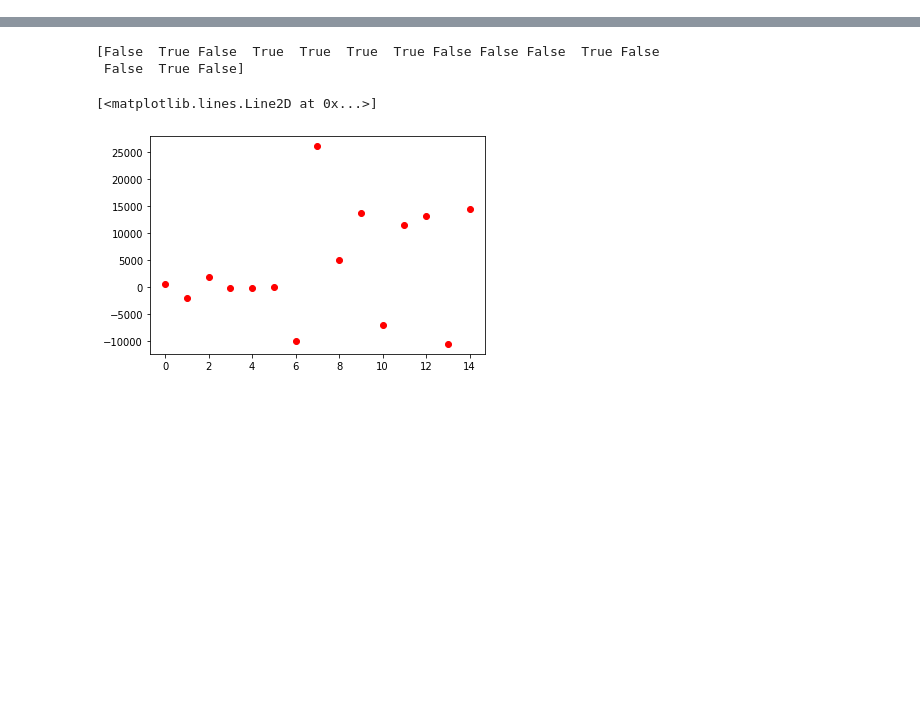
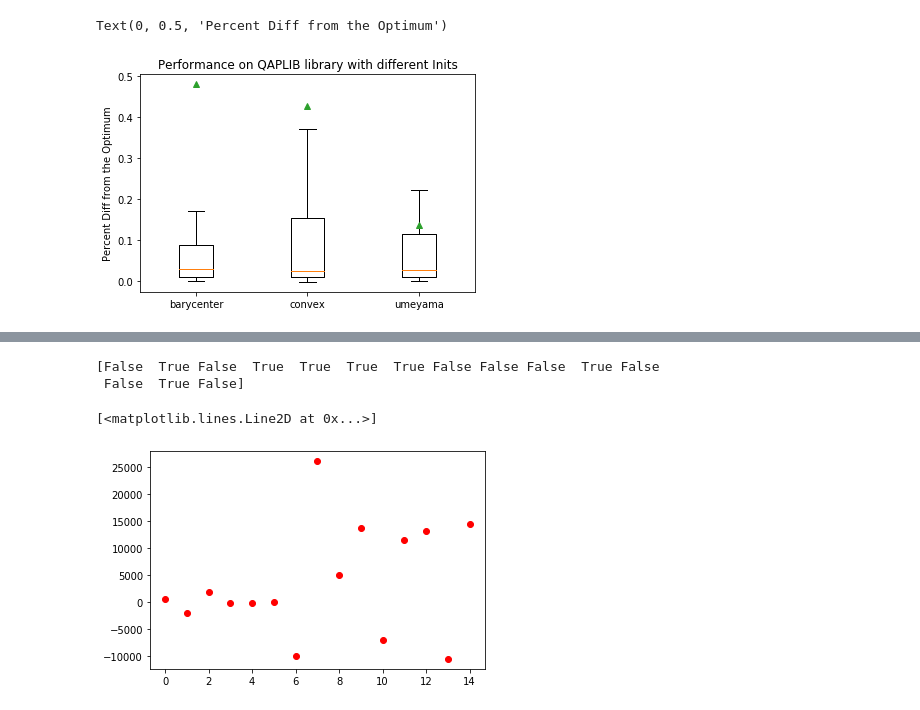
Before and after one commit to NeuroDataDesign/team-networkclass, a Jupyter notebook: Ali/conxex_approximation.ipynb, the cells around one changed output, grey strips where cells are left out. Cells and saved outputs as stored; diff of their text form; code cells hidden in the pictures; blank space fills up the shorter version.

```diff
--- a/Ali/conxex_approximation.ipynb
+++ b/Ali/conxex_approximation.ipynb
@@ -91,7 +91,7 @@ class GraphMatch:
         init_method="barycenter",
         max_iter=30,
         shuffle_input=True,
-        eps=0.1,
+        eps=0.05,
         gmp=True,
     ):
 
@@ -107,6 +107,9 @@ class GraphMatch:
             self.n_init = 1
         elif init_method == "convex":
             self.init_method = "convex"
+            self.n_init = 1
+        elif init_method == "umey":
+            self.init_method = "umey"
             self.n_init = 1
         else:
             msg = 'Invalid "init_method" parameter string'
@@ -242,6 +245,8 @@ class GraphMatch:
                 #cols = [5,8,4,10,3,0,2,6,11,9,1,7]
                 #P = np.zeros((n_unseed,n_unseed))
                 #P[np.arange(n_unseed), cols] = 1
+            elif self.init_method == "umey":
+                P = self.umey(A,B)
 
             const_sum = A21 @ np.transpose(B21) + np.transpose(A12) @ B12
             grad_P = math.inf  # gradient of P
@@ -409,6 +414,19 @@ class GraphMatch:
         P_f[rows, cols] = 1
         return P
 
+    def umey(self,A,B):
+
+        if (A != A.T).any() or (B != B.T).any():
+            A = (A + A.T) / 2 + 1j * (A - A.T) / 2
+            B = (B + B.T) / 2 + 1j * (B - B.T) / 2
+
+        va = np.linalg.eigh(A)[1]
+        vb = np.linalg.eigh(B)[1]
+        W = np.abs(vb) @ np.abs(va).T
+        rows,cols = linear_sum_assignment(W, maximize=self.gmp)
+        P = np.zeros((n, n))
+        P[rows, cols] = 1
+        return P
 
 def _unshuffle(array, n):
     unshuffle = np.array(range(n))
@@ -432,14 +569,17 @@ convex = GraphMatch(gmp=False, init_method="convex")
 # %%
+#
 qapprob = ["chr12c","chr15a","chr15c","chr20b","chr22b","esc16b",
-          "rou12","rou15","rou20","tai10a","tai15a","tai17a","tai20a",
+          "rou12","rou15","rou20","tai12a","tai15a","tai17a","tai20a",
           "tai30a","tai35a","tai40a"]
 n_qap = len(qapprob)
 convex_scores = np.zeros(n_qap)
 bari_scores = np.zeros(n_qap)
-den = 5
+umey_scores = np.zeros(n_qap)
+den = 1
 for i in range(n_qap):
     c_min = [0]*den
     b_min = [0]*den
+    u_min = [0]*den
     for k in range(den):
         A, B = _get_AB(qapprob[i])
         n = A.shape[0]
@@ -449,10 +589,15 @@ for i in range(n_qap):
         score = bary.fit(A,B).score_
         b_min[k] = score
 
+        score = umeyama.fit(A,B).score_
+        u_min[k] = score
+
     convex_scores[i] = min(c_min)
-    bari_scores[i] += min(b_min)
+    bari_scores[i] = min(b_min)
+    umey_scores[i] = min(u_min)
 
 print(convex_scores)
 print(bari_scores)
+print(umey_scores)
 #print(P)
 # %% [output]
@@ -495,0 +704,13 @@ print(df)
+# %%
+opt = [slnfile[i] for i in qapprob]
+mat = np.zeros((n_qap,3))
+mat[:,0] = (bari_scores-opt)/opt
+mat[:,1] = (convex_scores-opt)/opt
+mat[:,2] = (umey_scores-opt)/opt
+fig, ax = plt.subplots()
+ax.set_title('Performance on QAPLIB library with different Inits')
+ax.boxplot(mat, showfliers=False, labels = ['barycenter', 'convex', 'umeyama'], showmeans=True)
+ylabel('Percent Diff from the Optimum')
+# %% [output]
+Text(0, 0.5, 'Percent Diff from the Optimum')
+[figure, added]
```
Also changed, not shown: parts of 17 cells of this notebook.
